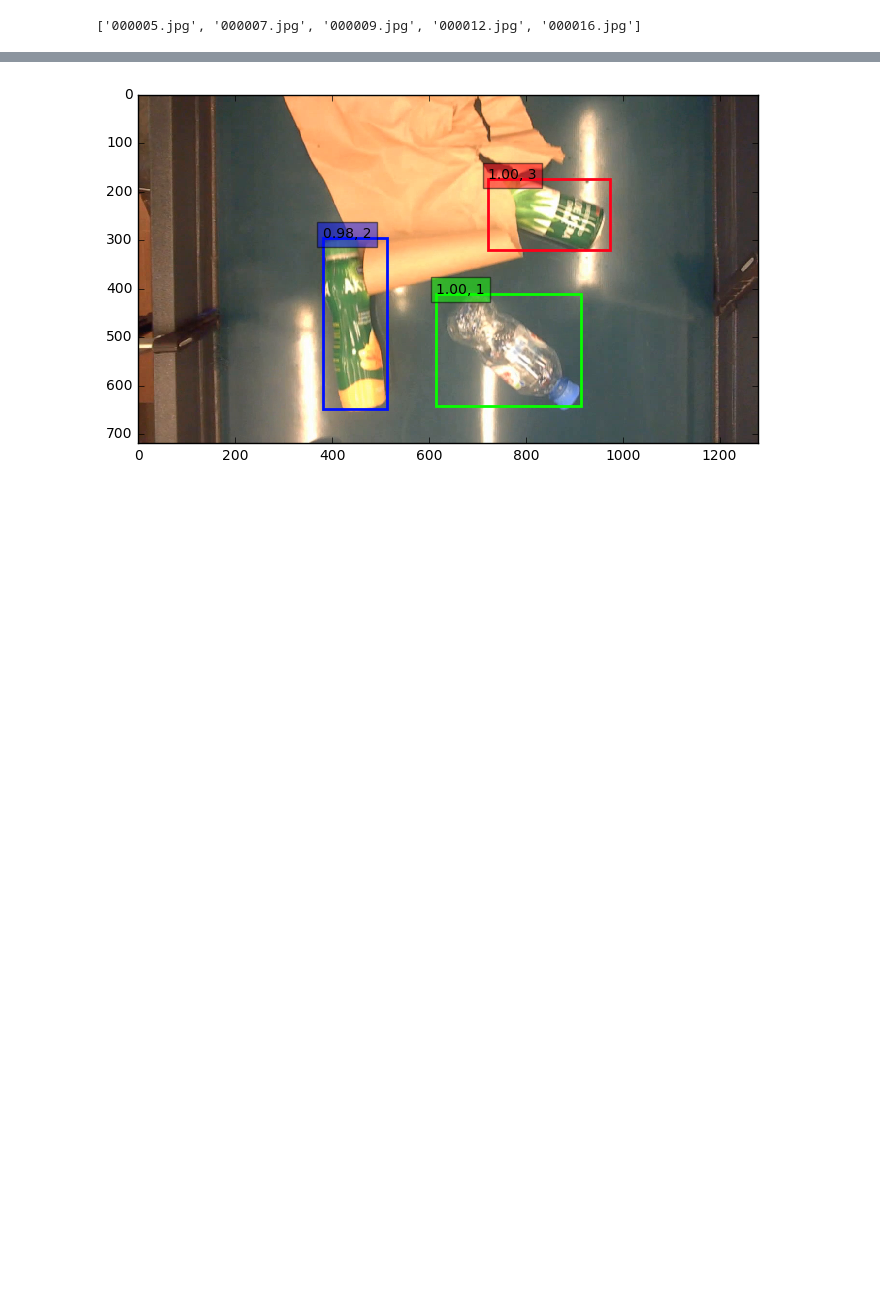
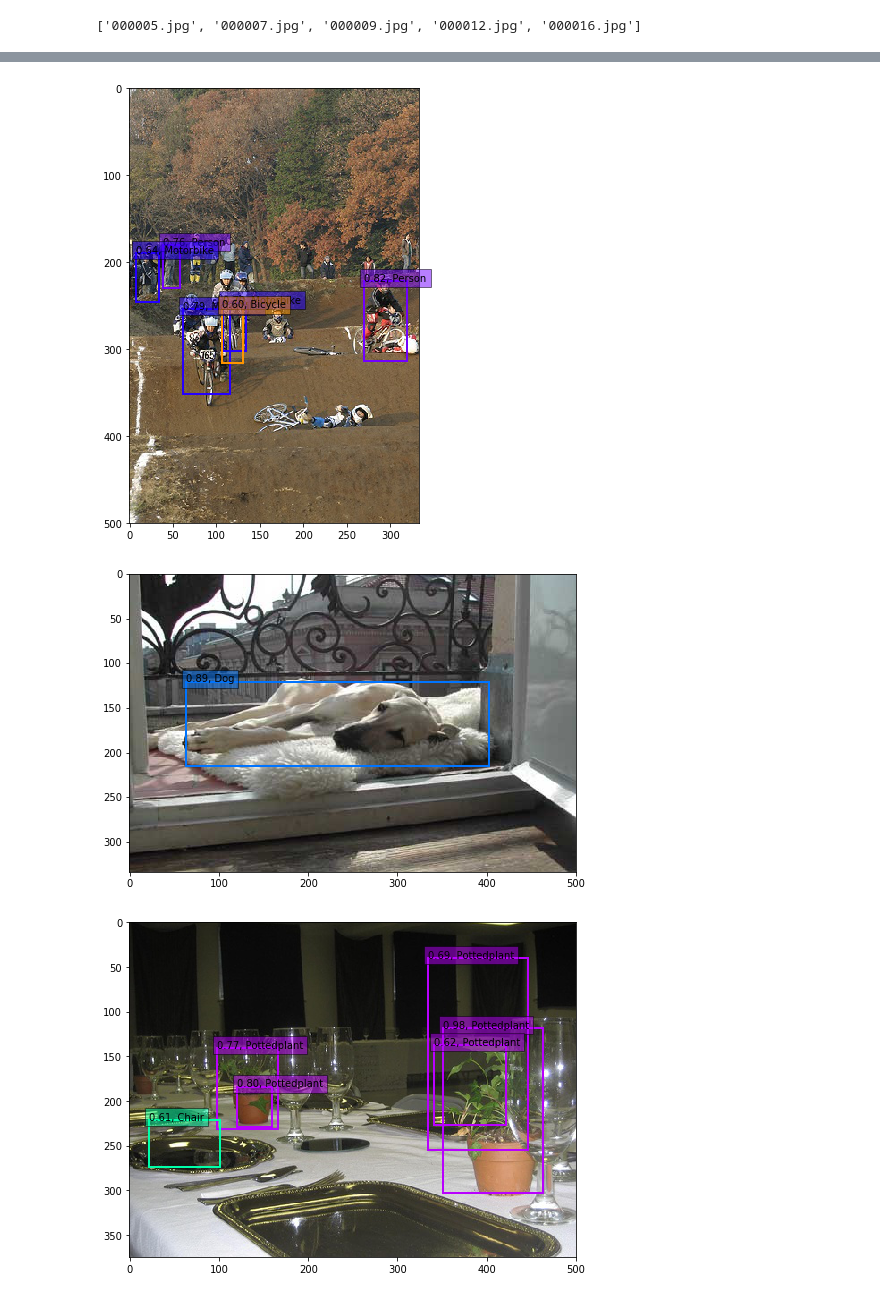
Before and after one commit to ch0ndawg/ssd_keras_resnet50, a Jupyter notebook: SSD_training.ipynb, the cells around one changed output, grey strips where cells are left out. Saved outputs shown, nothing was run; the diff lists cells and outputs as text; code cells hidden in the pictures; blank space fills up the shorter version.

Commit message:
Final modifications to make it train on PASCAL VOC 2007

```diff
--- a/SSD_training.ipynb
+++ b/SSD_training.ipynb
@@ -239,7 +239,7 @@ class Generator(object):
                     targets = []
                     yield preprocess_input(tmp_inp), tmp_targets
 # %%
-path_prefix = 'PASCAL_VOC/'
+path_prefix = 'PASCAL_VOC/VOC2007/JPEGImages/'
 gen = Generator(gt, bbox_util, 16, path_prefix,
                 train_keys, val_keys,
                 (input_shape[0], input_shape[1]), do_crop=False)
@@ -294,11 +300,13 @@ KeyboardInterrupt:
 # %%
-inputs = []
-images = []
-img_path = path_prefix + sorted(val_keys)[0]
-img = image.load_img(img_path, target_size=(300, 300))
-img = image.img_to_array(img)
-images.append(imread(img_path))
-inputs.append(img.copy())
+inputs = list()
+images = list()
+
+for i in range(20):
+    img_path = path_prefix + sorted(val_keys)[i]
+    img = image.load_img(img_path, target_size=(300, 300))
+    img = image.img_to_array(img)
+    images.append(imread(img_path))
+    inputs.append(img.copy())
 inputs = preprocess_input(np.array(inputs))
 # %%
 preds = model.predict(inputs, batch_size=1, verbose=1)
@@ -307,0 +316,5 @@ results = bbox_util.detection_out(preds)
+# %%
+voc_classes = ['Aeroplane', 'Bicycle', 'Bird', 'Boat', 'Bottle',
+               'Bus', 'Car', 'Cat', 'Chair', 'Cow', 'Diningtable',
+               'Dog', 'Horse','Motorbike', 'Person', 'Pottedplant',
+               'Sheep', 'Sofa', 'Train', 'Tvmonitor']
@@ -308,42 +345,46 @@ results = bbox_util.detection_out(preds)
 # %%
-for i, img in enumerate(images):
+for j, img in enumerate(images[:10]):
     # Parse the outputs.
-    det_label = results[i][:, 0]
-    det_conf = results[i][:, 1]
-    det_xmin = results[i][:, 2]
-    det_ymin = results[i][:, 3]
-    det_xmax = results[i][:, 4]
-    det_ymax = results[i][:, 5]
+# for i, img in enumerate(images):
+# Parse the outputs.
+    det_label = results[j][:, 0]
+    det_conf = results[j][:, 1]
+    det_xmin = results[j][:, 2]
+    det_ymin = results[j][:, 3]
+    det_xmax = results[j][:, 4]
+    det_ymax = results[j][:, 5]
 
     # Get detections with confidence higher than 0.6.
     top_indices = [i for i, conf in enumerate(det_conf) if conf >= 0.6]
 
     top_conf = det_conf[top_indices]
     top_label_indices = det_label[top_indices].tolist()
     top_xmin = det_xmin[top_indices]
     top_ymin = det_ymin[top_indices]
     top_xmax = det_xmax[top_indices]
     top_ymax = det_ymax[top_indices]
 
-    colors = plt.cm.hsv(np.linspace(0, 1, 4)).tolist()
+    colors = plt.cm.hsv(np.linspace(0, 1, NUM_CLASSES)).tolist()
 
     plt.imshow(img / 255.)
     currentAxis = plt.gca()
 
     for i in range(top_conf.shape[0]):
         xmin = int(round(top_xmin[i] * img.shape[1]))
         ymin = int(round(top_ymin[i] * img.shape[0]))
         xmax = int(round(top_xmax[i] * img.shape[1]))
         ymax = int(round(top_ymax[i] * img.shape[0]))
         score = top_conf[i]
         label = int(top_label_indices[i])
-#         label_name = voc_classes[label - 1]
-        display_txt = '{:0.2f}, {}'.format(score, label)
+        label_name = voc_classes[label - 1]
+        display_txt = '{:0.2f}, {}'.format(score, label_name)
         coords = (xmin, ymin), xmax-xmin+1, ymax-ymin+1
         color = colors[label]
         currentAxis.add_patch(plt.Rectangle(*coords, fill=False, edgecolor=color, linewidth=2))
         currentAxis.text(xmin, ymin, display_txt, bbox={'facecolor':color, 'alpha':0.5})
 
     plt.show()
 # %% [output]
-[figure, old version]
+[figure, new version]
+[figure, added]
+[figure, added]
```
Also changed, not shown: parts of 6 cells of this notebook.
